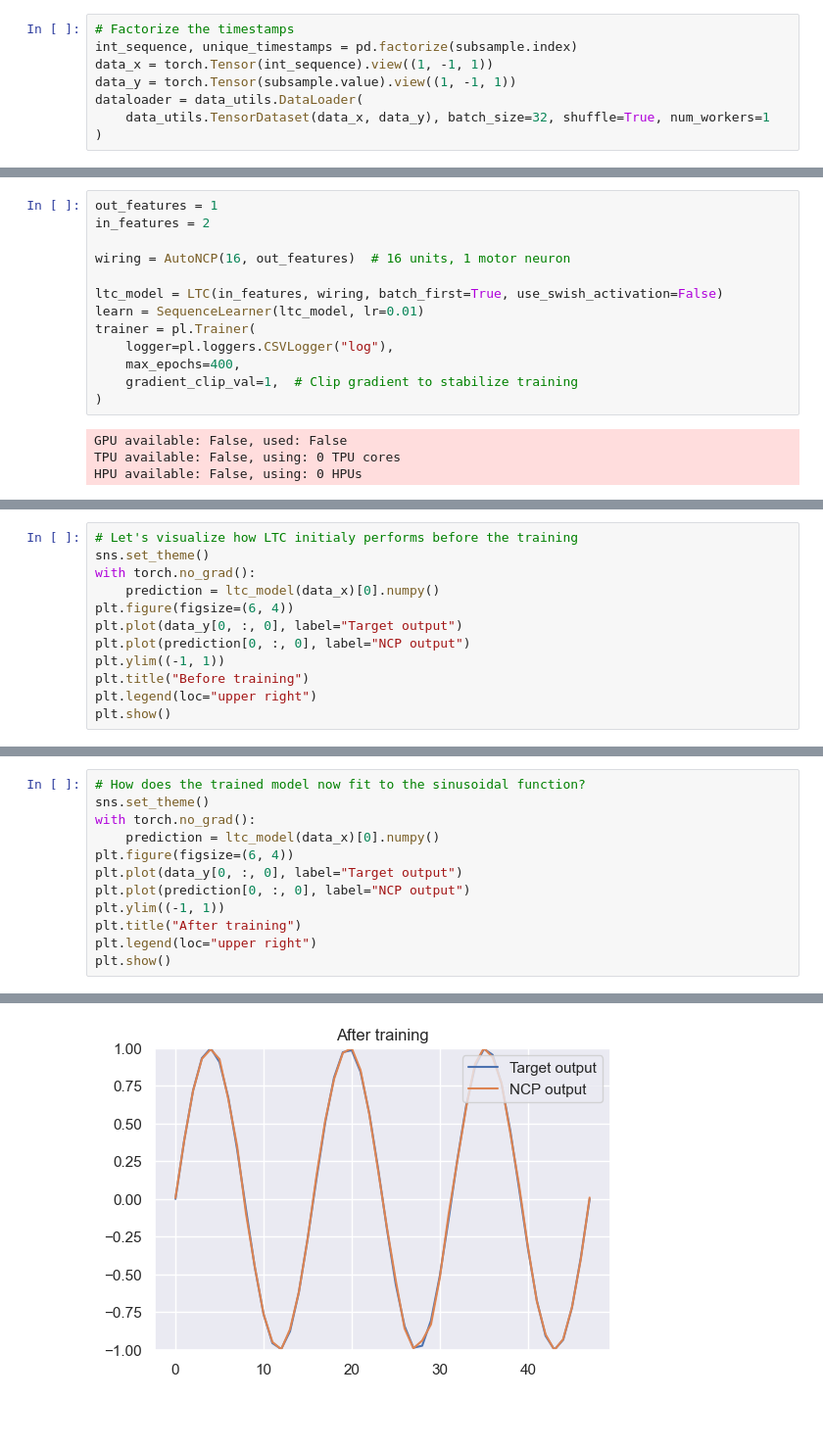
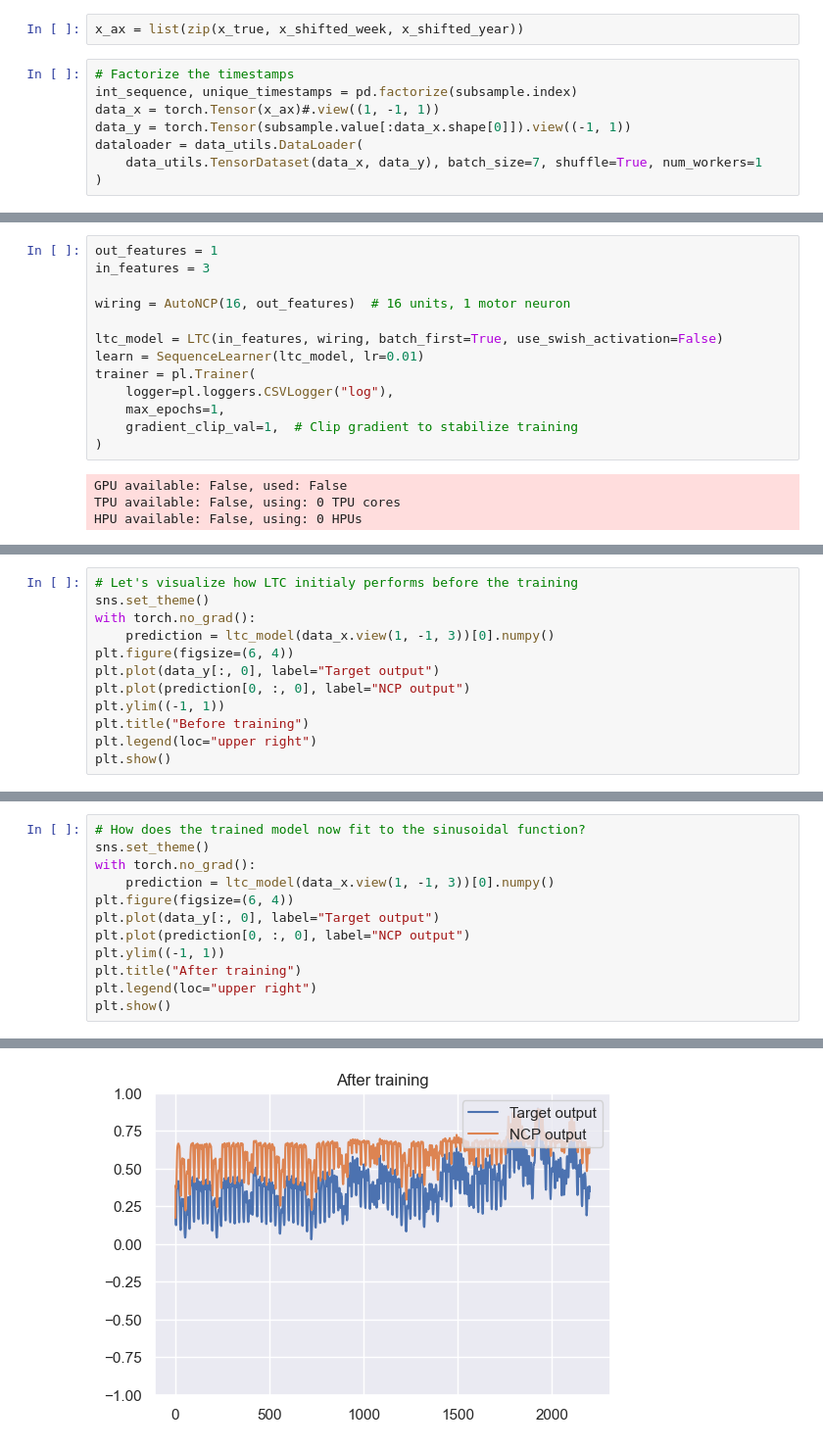
Before and after one commit to mlech26l/ncps, a Jupyter notebook: slaf-project/lnn.ipynb, the cells around one changed output, grey strips where cells are left out. Shown: that part at 98% size. Drawn from its saved outputs; the diff is of its cells as text; blank space fills up the shorter version.

```diff
--- a/slaf-project/lnn.ipynb
+++ b/slaf-project/lnn.ipynb
@@ -36,10 +53,12 @@ subsample = subsample[subsample.index < "2006-01-01 00:00:00"]
+# %%
+x_ax = list(zip(x_true, x_shifted_week, x_shifted_year))
 # %%
 # Factorize the timestamps
 int_sequence, unique_timestamps = pd.factorize(subsample.index)
-data_x = torch.Tensor(int_sequence).view((1, -1, 1))
-data_y = torch.Tensor(subsample.value).view((1, -1, 1))
+data_x = torch.Tensor(x_ax)#.view((1, -1, 1))
+data_y = torch.Tensor(subsample.value[:data_x.shape[0]]).view((-1, 1))
 dataloader = data_utils.DataLoader(
-    data_utils.TensorDataset(data_x, data_y), batch_size=32, shuffle=True, num_workers=1
+    data_utils.TensorDataset(data_x, data_y), batch_size=7, shuffle=True, num_workers=1
 )
 # %%
 # Let's visualize the training data
@@ -87,6 +160,6 @@ class SequenceLearner(pl.LightningModule):
 # %%
 out_features = 1
-in_features = 2
+in_features = 3
 
 wiring = AutoNCP(16, out_features)  # 16 units, 1 motor neuron
 
@@ -94,7 +167,7 @@ ltc_model = LTC(in_features, wiring, batch_first=True, use_swish_activation=Fals
 learn = SequenceLearner(ltc_model, lr=0.01)
 trainer = pl.Trainer(
     logger=pl.loggers.CSVLogger("log"),
-    max_epochs=400,
+    max_epochs=1,
     gradient_clip_val=1,  # Clip gradient to stabilize training
 )
 # %% [output]
@@ -115,9 +188,9 @@ plt.show()
 # Let's visualize how LTC initialy performs before the training
 sns.set_theme()
 with torch.no_grad():
-    prediction = ltc_model(data_x)[0].numpy()
+    prediction = ltc_model(data_x.view(1, -1, 3))[0].numpy()
 plt.figure(figsize=(6, 4))
-plt.plot(data_y[0, :, 0], label="Target output")
+plt.plot(data_y[:, 0], label="Target output")
 plt.plot(prediction[0, :, 0], label="NCP output")
 plt.ylim((-1, 1))
 plt.title("Before training")
@@ -145,9 +235,9 @@ p:\Poetry\virtualenvs\ncps-NEh_RkW9-py3.10\lib\site-packages\pytorch_lightning\l
 # How does the trained model now fit to the sinusoidal function?
 sns.set_theme()
 with torch.no_grad():
-    prediction = ltc_model(data_x)[0].numpy()
+    prediction = ltc_model(data_x.view(1, -1, 3))[0].numpy()
 plt.figure(figsize=(6, 4))
-plt.plot(data_y[0, :, 0], label="Target output")
+plt.plot(data_y[:, 0], label="Target output")
 plt.plot(prediction[0, :, 0], label="NCP output")
 plt.ylim((-1, 1))
 plt.title("After training")
@@ -174 +247 @@ torch.Size([1, 16, 16]) torch.Size([]) torch.Size([16, 16])
-[figure, old version]
+[figure, new version]
```
Also changed, not shown: parts of 13 cells of this notebook, 1 other file.
